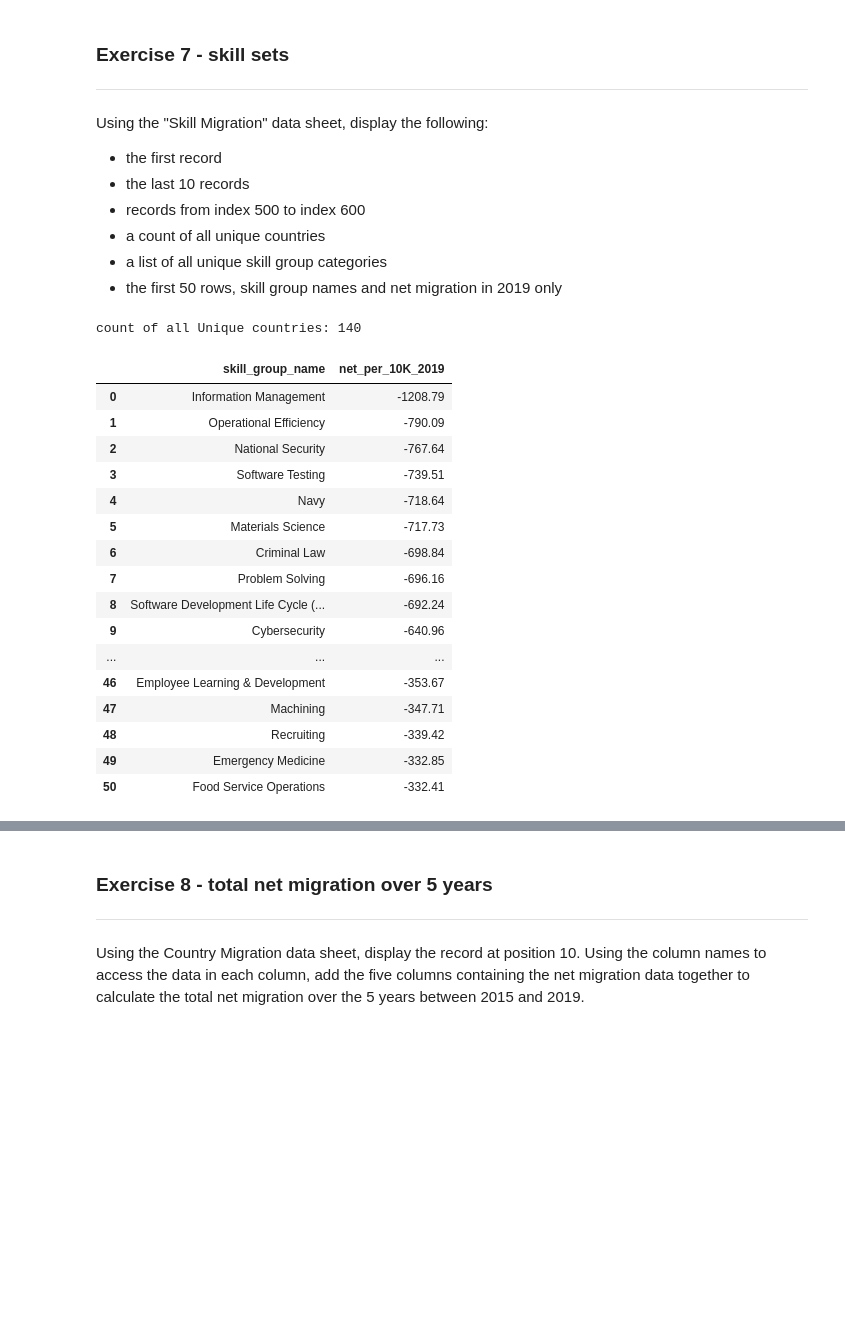
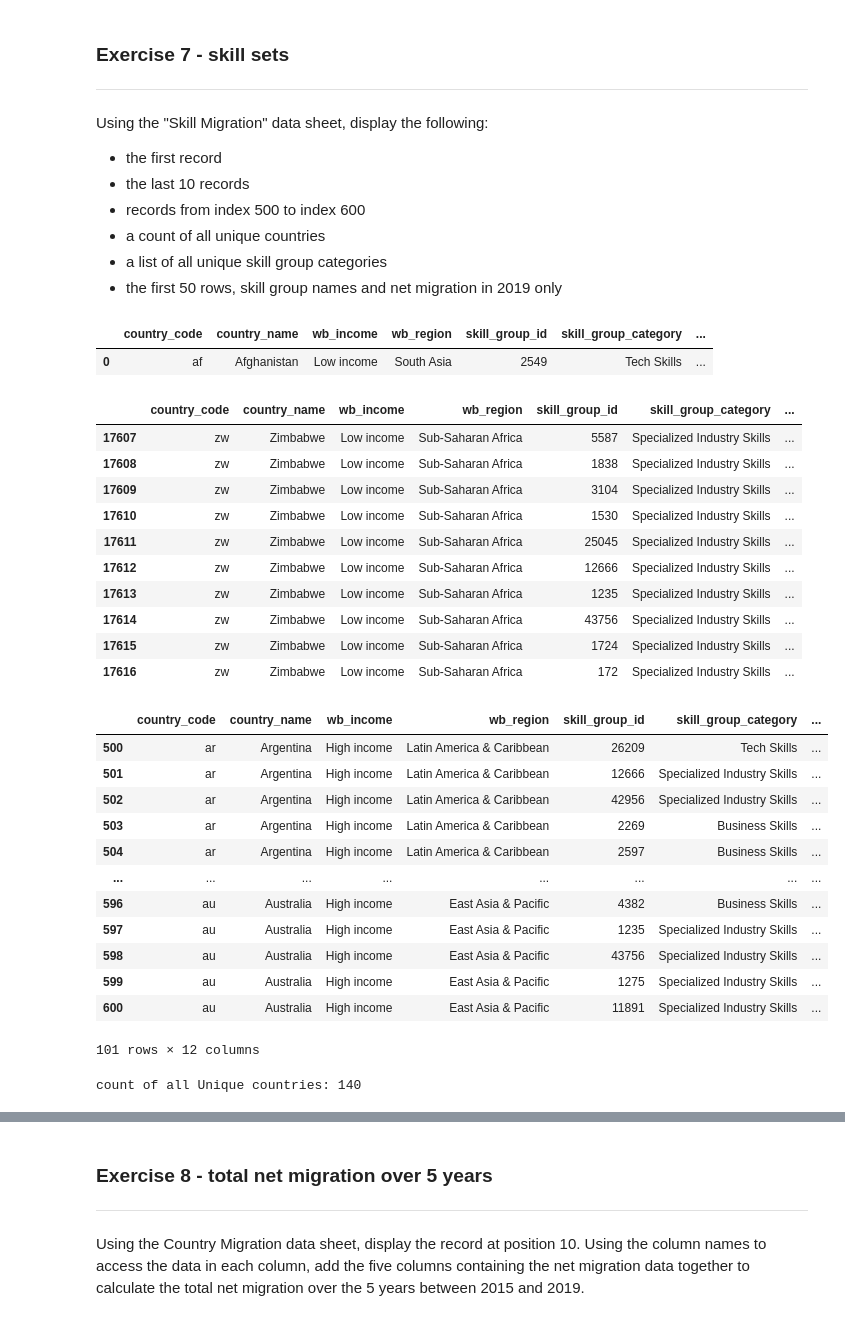
Before and after one commit to Kavikarthik14/Data-with-python, a Jupyter notebook: My_progress_Interrogating_dataframes.ipynb, the cells around one changed output, grey strips where cells are left out. Saved outputs shown, nothing was run; the diff lists cells and outputs as text; code cells hidden in the pictures; blank space fills up the shorter version.

```diff
--- a/My_progress_Interrogating_dataframes.ipynb
+++ b/My_progress_Interrogating_dataframes.ipynb
@@ -184,30 +193,39 @@ Using the "Skill Migration" data sheet, display the following:
 *  the first 50 rows, skill group names and net migration in 2019 only
 # %%
 df= pd.read_excel("public_use-talent-migration.xlsx" , sheet_name = "Skill Migration")
-df.head(10)
-df.tail(10)
-df.iloc[500:601]
+display(df.head(1))
+display(df.tail(10))
+display(df.iloc[500:601])
 unique_countries=df['country_name'].unique()
 num_unique_countries= len(unique_countries)
 print("count of all Unique countries:" , num_unique_countries)
 df['skill_group_category'].unique()
 df[['skill_group_name',  'net_per_10K_2019' ]].head(51)
 # %% [output]
+|  | country_code | country_name | wb_income | wb_region | skill_group_id | skill_group_category | ... |
+| 0 | af | Afghanistan | Low income | South Asia | 2549 | Tech Skills | ... |
+|  | country_code | country_name | wb_income | wb_region | skill_group_id | skill_group_category | ... |
+| 17607 | zw | Zimbabwe | Low income | Sub-Saharan Africa | 5587 | Specialized Industry Skills | ... |
+| 17608 | zw | Zimbabwe | Low income | Sub-Saharan Africa | 1838 | Specialized Industry Skills | ... |
+| 17609 | zw | Zimbabwe | Low income | Sub-Saharan Africa | 3104 | Specialized Industry Skills | ... |
+| 17610 | zw | Zimbabwe | Low income | Sub-Saharan Africa | 1530 | Specialized Industry Skills | ... |
+| 17611 | zw | Zimbabwe | Low income | Sub-Saharan Africa | 25045 | Specialized Industry Skills | ... |
+| 17612 | zw | Zimbabwe | Low income | Sub-Saharan Africa | 12666 | Specialized Industry Skills | ... |
+| 17613 | zw | Zimbabwe | Low income | Sub-Saharan Africa | 1235 | Specialized Industry Skills | ... |
+| 17614 | zw | Zimbabwe | Low income | Sub-Saharan Africa | 43756 | Specialized Industry Skills | ... |
+| 17615 | zw | Zimbabwe | Low income | Sub-Saharan Africa | 1724 | Specialized Industry Skills | ... |
+| 17616 | zw | Zimbabwe | Low income | Sub-Saharan Africa | 172 | Specialized Industry Skills | ... |
+|  | country_code | country_name | wb_income | wb_region | skill_group_id | skill_group_category | ... |
+| 500 | ar | Argentina | High income | Latin America & Caribbean | 26209 | Tech Skills | ... |
+| 501 | ar | Argentina | High income | Latin America & Caribbean | 12666 | Specialized Industry Skills | ... |
+| 502 | ar | Argentina | High income | Latin America & Caribbean | 42956 | Specialized Industry Skills | ... |
+| 503 | ar | Argentina | High income | Latin America & Caribbean | 2269 | Business Skills | ... |
+| 504 | ar | Argentina | High income | Latin America & Caribbean | 2597 | Business Skills | ... |
+| ... | ... | ... | ... | ... | ... | ... | ... |
+| 596 | au | Australia | High income | East Asia & Pacific | 4382 | Business Skills | ... |
+| 597 | au | Australia | High income | East Asia & Pacific | 1235 | Specialized Industry Skills | ... |
+| 598 | au | Australia | High income | East Asia & Pacific | 43756 | Specialized Industry Skills | ... |
+| 599 | au | Australia | High income | East Asia & Pacific | 1275 | Specialized Industry Skills | ... |
+| 600 | au | Australia | High income | East Asia & Pacific | 11891 | Specialized Industry Skills | ... |
-count of all Unique countries: 140
+101 rows × 12 columns
-|  | skill_group_name | net_per_10K_2019 |
-| 0 | Information Management | -1208.79 |
-| 1 | Operational Efficiency | -790.09 |
-| 2 | National Security | -767.64 |
-| 3 | Software Testing | -739.51 |
-| 4 | Navy | -718.64 |
-| 5 | Materials Science | -717.73 |
-| 6 | Criminal Law | -698.84 |
-| 7 | Problem Solving | -696.16 |
-| 8 | Software Development Life Cycle (... | -692.24 |
-| 9 | Cybersecurity | -640.96 |
-| ... | ... | ... |
-| 46 | Employee Learning & Development | -353.67 |
-| 47 | Machining | -347.71 |
-| 48 | Recruiting | -339.42 |
-| 49 | Emergency Medicine | -332.85 |
-| 50 | Food Service Operations | -332.41 |
+count of all Unique countries: 140
```
Also changed, not shown: parts of 8 cells of this notebook.
